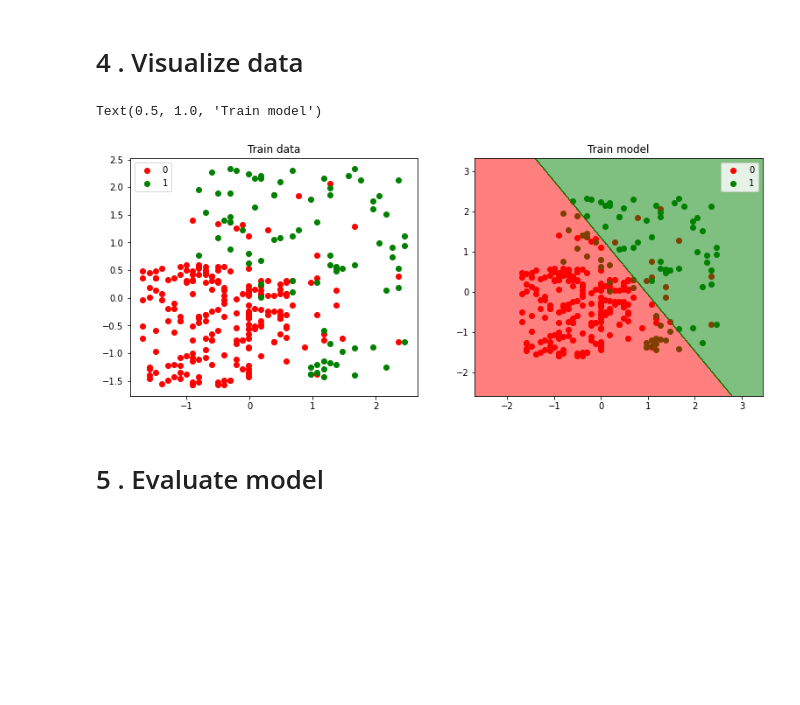
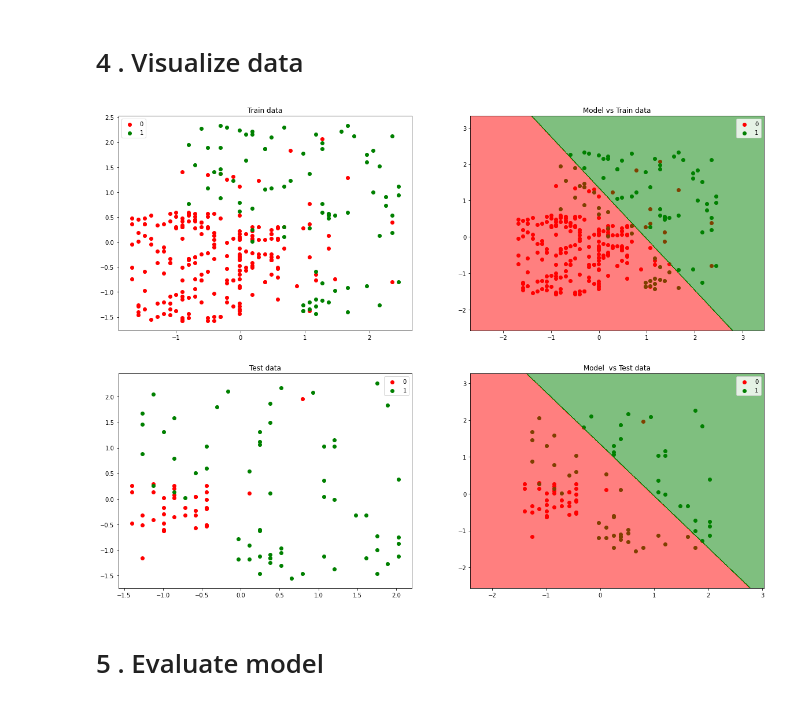
Before and after one commit to trongthuan205/DS102.K21, a Jupyter notebook: 06_LogisticRegression_iPhone_Purchase.ipynb, the cells around one changed output. Saved outputs shown, nothing was run; the diff lists cells and outputs as text; code cells hidden in the pictures; blank space fills up the shorter version.

```diff
--- a/06_LogisticRegression_iPhone_Purchase.ipynb
+++ b/06_LogisticRegression_iPhone_Purchase.ipynb
@@ -85,6 +80,8 @@ y_test.shape
 SC = StandardScaler()
 # %%
 X_train = SC.fit_transform(X_train)
+# %%
+X_test = SC.fit_transform(X_test)
 # %% [markdown]
 # 3 . Build and Training model
 # %%
@@ -111,17 +108,24 @@ def VisualizingResult(model, X_):
     y_grid = model.predict(X_grid).reshape(X1_matrix.shape)
     plt.contourf(X1_matrix, X2_matrix, y_grid, alpha = 0.5, cmap = ListedColormap(('red','green')))
 # %%
-plt.figure(figsize = (20,5))
-plt.subplot(1,3,1)
+plt.figure(figsize = (20,15))
+plt.subplot(2,2,1)
 VisualizingDataset(X_train, y_train)
 plt.title('Train data')
-plt.subplot(1,3,2)
+plt.subplot(2,2,2)
 VisualizingDataset(X_train, y_train)
 VisualizingResult(model, X_train)
-plt.title('Train model')
+plt.title('Model vs Train data')
+plt.subplot(2,2,3)
+VisualizingDataset(X_test, y_test)
+plt.title('Test data')
+plt.subplot(2,2,4)
+VisualizingDataset(X_test, y_test)
+VisualizingResult(model, X_test)
+plt.title('Model  vs Test data')
+plt.show()
 # %% [output]
-Text(0.5, 1.0, 'Train model')
-[figure, old version]
+[figure, new version]
 # %% [markdown]
 # 5 . Evaluate model
 # %%
```
Also changed, not shown: parts of 2 cells of this notebook.
